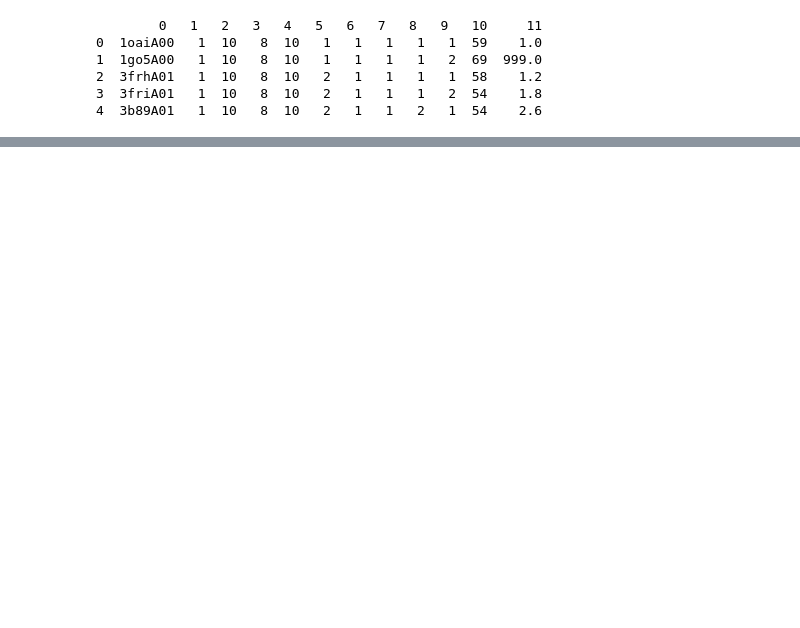
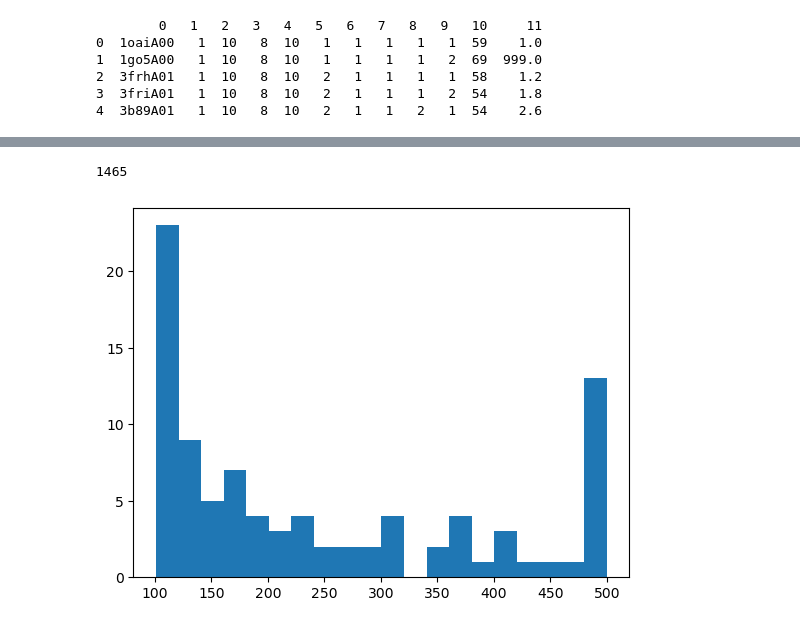
Before and after one commit to DessimozLab/fold_tree, a Jupyter notebook: notebooks/prepareCATH.ipynb, the cells around one changed output, grey strips where cells are left out. Cells and saved outputs as stored; diff of their text form; code cells hidden in the pictures; blank space fills up the shorter version.

```diff
--- a/notebooks/prepareCATH.ipynb
+++ b/notebooks/prepareCATH.ipynb
@@ -99,0 +98,7 @@ done 702
+# %%
+print(len(siftsdf.CAT.unique()))
+plt.hist(lengths,bins = 20)
+plt.show()
+# %% [output]
+1465
+[figure, added]
```
Also changed, not shown: parts of 8 cells of this notebook, 7 other files.
